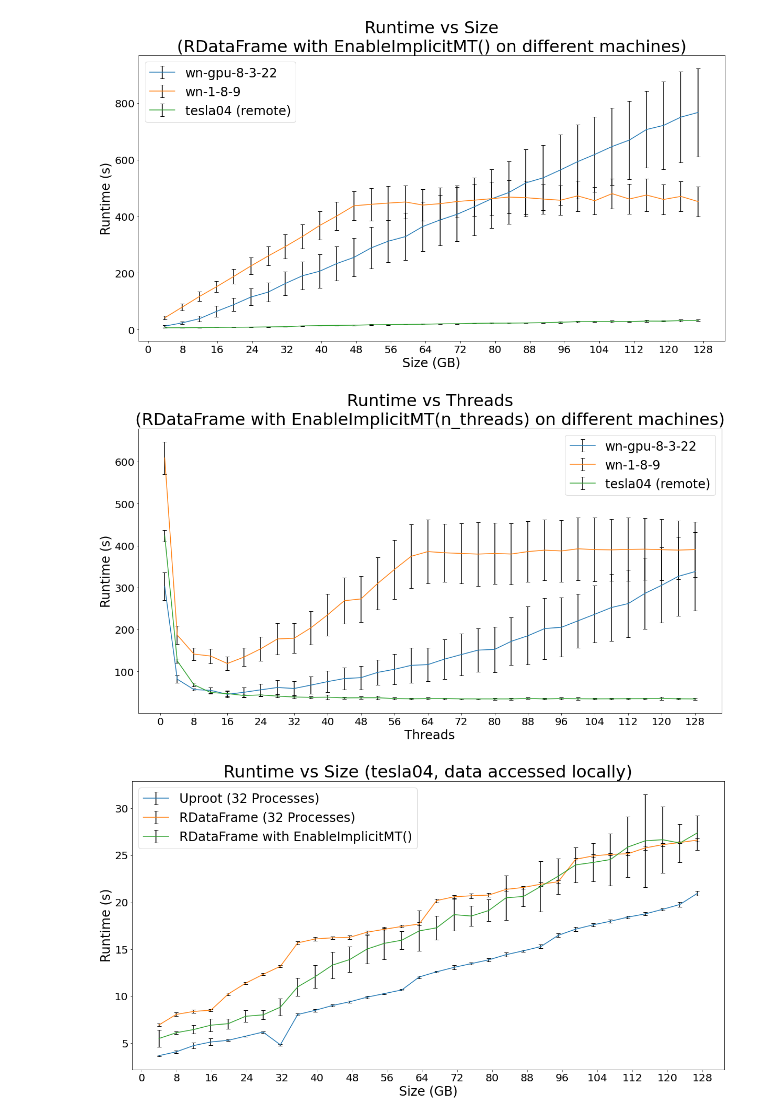
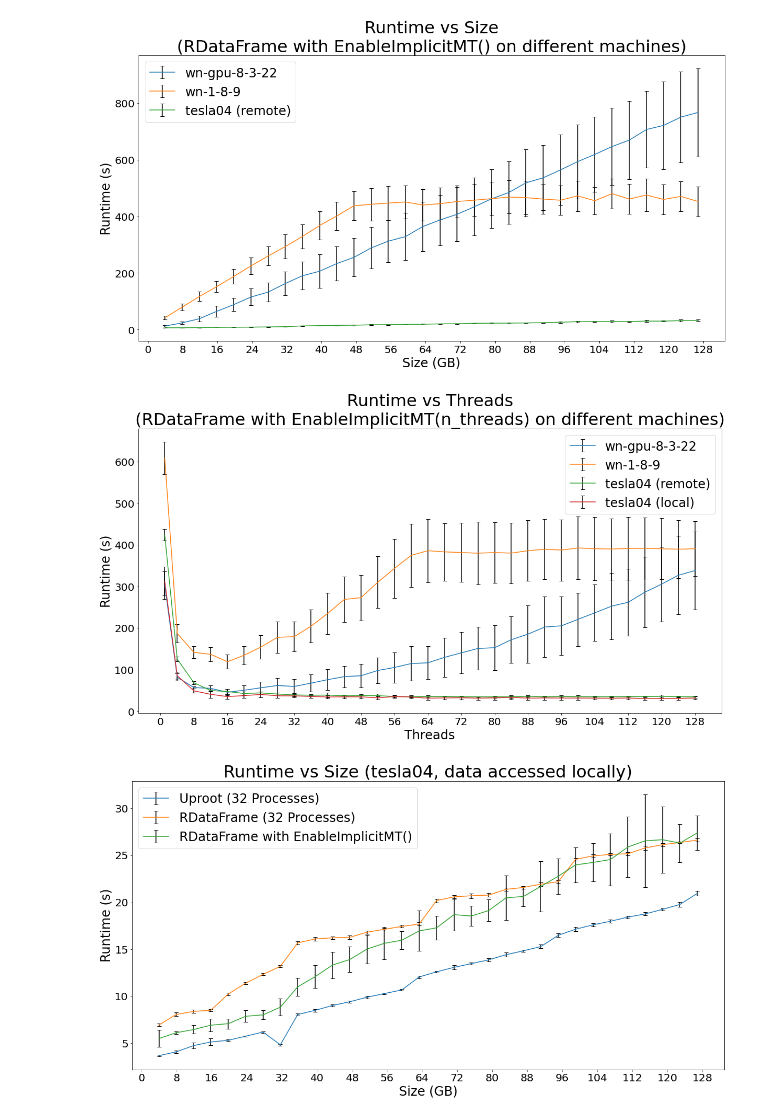
Before and after one commit to bucket420/DOE-INFN-2022, a Jupyter notebook: performance_analysis.ipynb, the cells around one changed output. Cells and saved outputs as stored; diff of their text form; code cells hidden in the pictures.

```diff
--- a/performance_analysis.ipynb
+++ b/performance_analysis.ipynb
@@ -119,20 +119,22 @@ plot(path,
 # %%
 plot(path,
      'Runtime vs Threads\n(RDataFrame with EnableImplicitMT(n_threads) on different machines)',
      'Threads',
      'Runtime (s)',
      "runtime_tests_rdf/wn-gpu-8-3-22/runtime_vs_threads_128_128_4_20.csv",
      "wn-gpu-8-3-22",
      "runtime_tests_rdf/wn-1-8-9/runtime_vs_threads_128_128_4_20.csv",
      "wn-1-8-9",
      "runtime_tests_rdf/tesla04_remote/runtime_vs_threads_128_128_4_20.csv",
      "tesla04 (remote)",
+     "runtime_tests_rdf/tesla04_local/runtime_vs_threads_128_128_4_20.csv",
+     "tesla04 (local)",
 #      log_scale=True,
 #      log_base=2,
      plot_type="errorbars"
     )
 # %% [output]
-[figure, old version]
+[figure, new version]
 # %%
 plot(path,
      'Runtime vs Size (tesla04, data accessed locally)',
```
Also changed, not shown: 34 other files.
